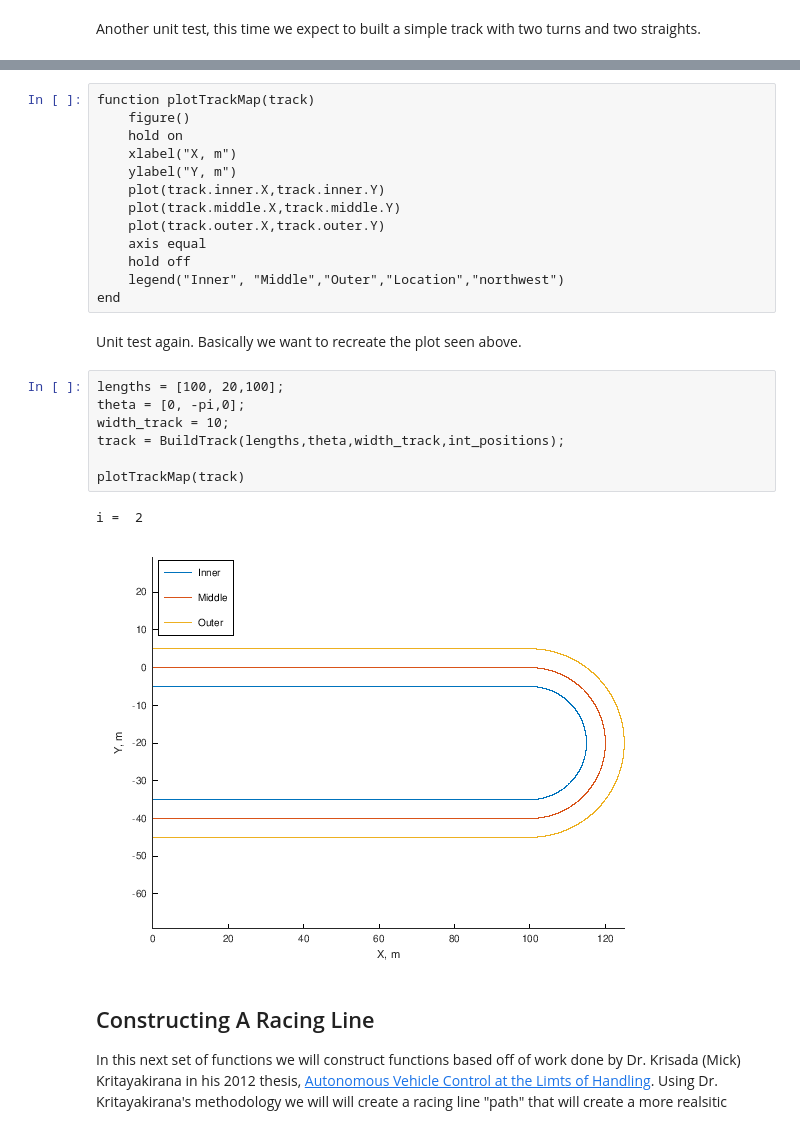
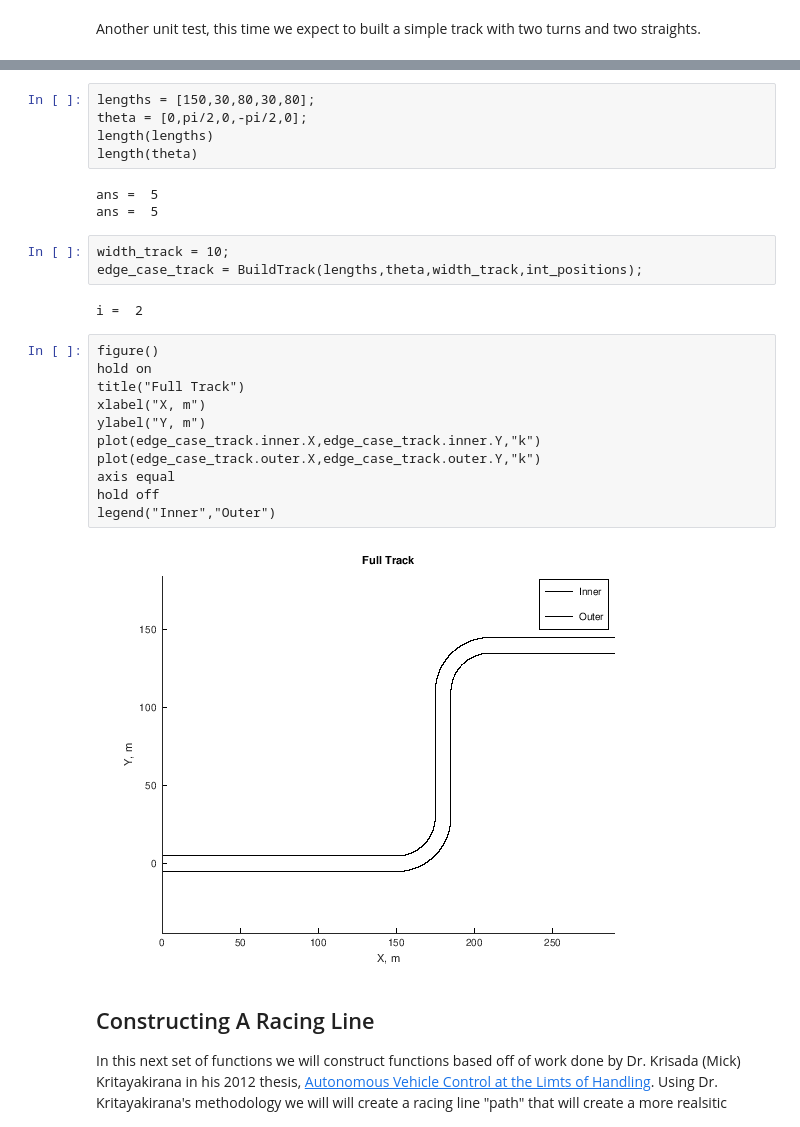
Before and after one commit to PostMatthew/Laptime_Simulation_ME391, a Jupyter notebook: BuildingCustomRacingTracksWithRacing Lines.ipynb, the cells around one changed output, grey strips where cells are left out. Drawn from its saved outputs; the diff is of its cells as text.

```diff
--- a/BuildingCustomRacingTracksWithRacing Lines.ipynb
+++ b/BuildingCustomRacingTracksWithRacing Lines.ipynb
@@ -533,28 +545,29 @@ This next function will plot our track map (including middle idealized track). T
-# %%
-function plotTrackMap(track)
-    figure()
-    hold on
-    xlabel("X, m")
-    ylabel("Y, m")
-    plot(track.inner.X,track.inner.Y)
-    plot(track.middle.X,track.middle.Y)
-    plot(track.outer.X,track.outer.Y)
-    axis equal
-    hold off
-    legend("Inner", "Middle","Outer","Location","northwest")
-end
-# %% [markdown]
-Unit test again. Basically we want to recreate the plot seen above.
-# %%
-lengths = [100, 20,100];
-theta = [0, -pi,0];
-width_track = 10;
-track = BuildTrack(lengths,theta,width_track,int_positions);
-
-plotTrackMap(track)
-# %% [output]
-i =  2
-[figure, removed]
+# %%
+lengths = [150,30,80,30,80];
+theta = [0,pi/2,0,-pi/2,0];
+length(lengths)
+length(theta)
+# %% [output]
+ans =  5
+ans =  5
+# %%
+width_track = 10;
+edge_case_track = BuildTrack(lengths,theta,width_track,int_positions);
+# %% [output]
+i =  2
+# %%
+figure()
+hold on
+title("Full Track")
+xlabel("X, m")
+ylabel("Y, m")
+plot(edge_case_track.inner.X,edge_case_track.inner.Y,"k")
+plot(edge_case_track.outer.X,edge_case_track.outer.Y,"k")
+axis equal
+hold off
+legend("Inner","Outer")
+# %% [output]
+[figure, added]
 # %% [markdown]
 ## Constructing A Racing Line
 In this next set of functions we will construct functions based off of work done by Dr. Krisada (Mick) Kritayakirana in his 2012 thesis, [Autonomous Vehicle Control at the Limts of Handling](https://dynamicdesignlab.sites.stanford.edu/sites/g/files/sbiybj9456/f/publications/2012_Thesis_Kritayakirana_Autonomous_Vehicle_Control_at_the_Limits_of_Handling.pdf). Using Dr. Kritayakirana's methodology we will will create a racing line "path" that will create a more realsitic driver model.
```
Also changed, not shown: parts of 99 cells of this notebook.
